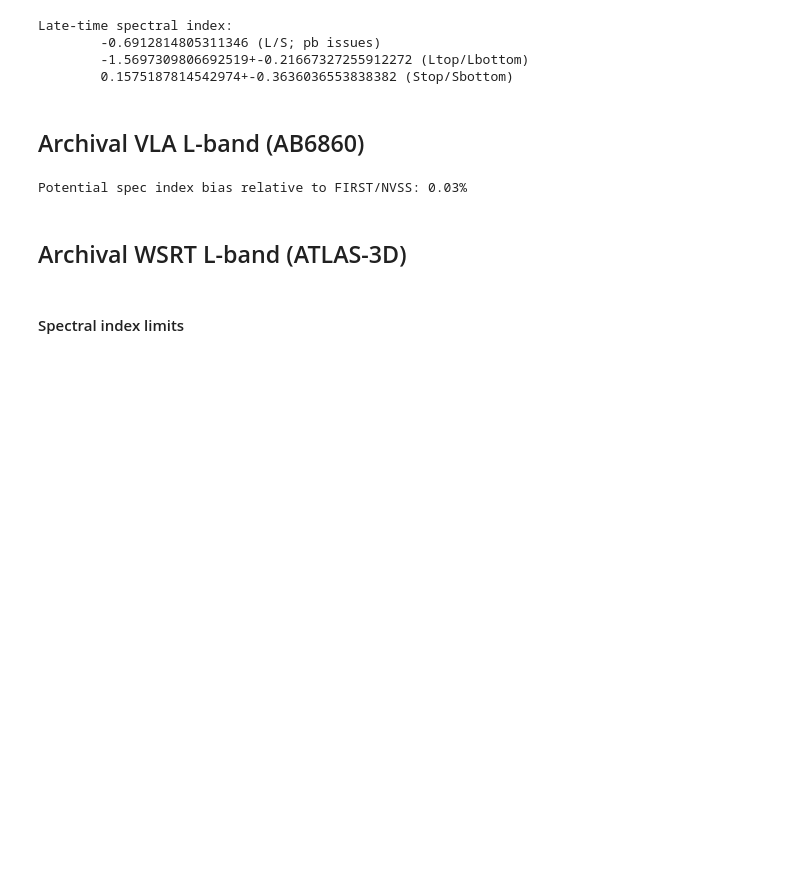
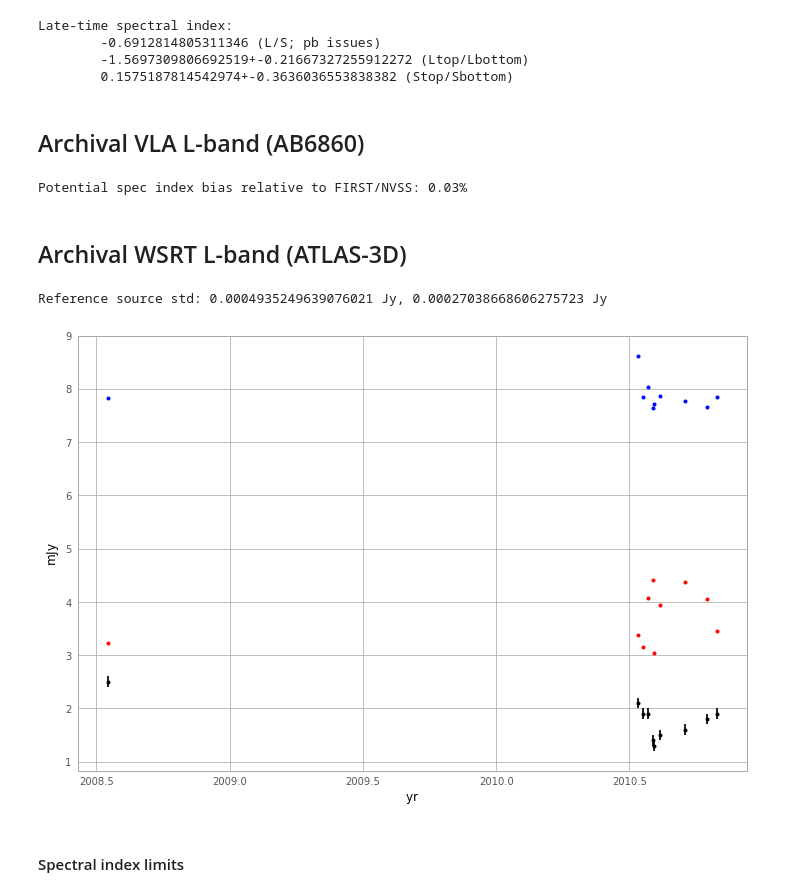
Before and after one commit to caseyjlaw/vlass_query, a Jupyter notebook: J141918.855+394036.03.ipynb, the cells around one changed output. Cells and saved outputs as stored; diff of their text form; code cells hidden in the pictures; blank space fills up the shorter version.

```diff
--- a/J141918.855+394036.03.ipynb
+++ b/J141918.855+394036.03.ipynb
@@ -274,3 +276,35 @@ t_atlas = [astropy.time.Time(tt).decimalyear for tt in times]
 f_atlas = 1420.  # MHz
 s_atlas = [2.5, 2.1, 1.9, 1.9, 1.4, 1.3, 1.5, 1.6, 1.8, 1.9]  # mJy; peak
 es_atlas = [0.1]*10  # statistical; TODO: consider systematic
+# %%
+# peak flux
+# source 0, near 14:18:51.48  +39:44:25.58, outside j1419
+# 4.1 mJy in FIRST, 4.1 mJy in NVSS
+s_atlas_ref0 = [0.003219, 0.003383, 0.003152, 0.004070, 0.004415, 0.003036, 0.003942, 0.004381, 0.004058, 0.003445]
+es_atlas_ref0 = [0.000196, 0.000286, 0.000176, 0.000206, 0.000210, 0.000199, 0.000210, 0.000206, 0.000178, 0.000175]
+# source 1, near 14:20:06.34  +39:35:03.30, inside j1419
+# 3 mJy in FIRST, 10 mJy in NVSS
+s_atlas_ref1 = [0.007826, 0.008621, 0.007838, 0.008036, 0.007630, 0.007718, 0.007869, 0.007774, 0.007653, 0.007843]
+es_atlas_ref1 = [0.000086, 0.000121, 0.000082, 0.000107, 0.000100, 0.000105, 0.000099,  0.000094, 0.000084, 0.000078]
+
+# integrated flux
+#s_atlas_ref0 = [0.004648, 0.007208, 0.004246, 0.005711, 0.005975, 0.004799, 0.006187, 0.006000, 0.005622, 0.004654]
+#es_atlas_ref0 = [0.000330, 0.000735, 0.000277, 0.000336, 0.000330, 0.000369, 0.000385, 0.000330, 0.000288, 0.000275]
+# source 1, near 14:20:06.34  +39:35:03.30, inside j1419
+#s_atlas_ref1 = [0.011440, 0.019431, 0.011554, 0.011678, 0.010822, 0.011715, 0.011411, 0.011118, 0.011160, 0.011266]
+#es_atlas_ref1 = [0.000145, 0.000317, 0.000140, 0.000180, 0.000165, 0.000185, 0.000167, 0.000156, 0.000142, 0.000131]
+
+es_sys_ref0 = np.std(s_atlas_ref0)
+es_sys_ref1 = np.std(s_atlas_ref1)
+
+print("Reference source std: {0} Jy, {1} Jy".format(es_sys_ref0, es_sys_ref1))
+# %% [output]
+Reference source std: 0.0004935249639076021 Jy, 0.00027038668606275723 Jy
+# %%
+with quantity_support():
+    fig = plt.figure(figsize=(12,8))
+    plt.errorbar(t_atlas*u.year, s_atlas*u.milliJansky, yerr=es_atlas*u.milliJansky, fmt='k.')
+    plt.errorbar(t_atlas*u.year, s_atlas_ref0*u.Jansky, yerr=es_atlas_ref0*u.milliJansky, fmt='r.')
+    plt.errorbar(t_atlas*u.year, s_atlas_ref1*u.Jansky, yerr=es_atlas_ref1*u.milliJansky, fmt='b.')
+# %% [output]
+[figure, added]
```
Also changed, not shown: parts of 15 cells of this notebook, 2 other files.
